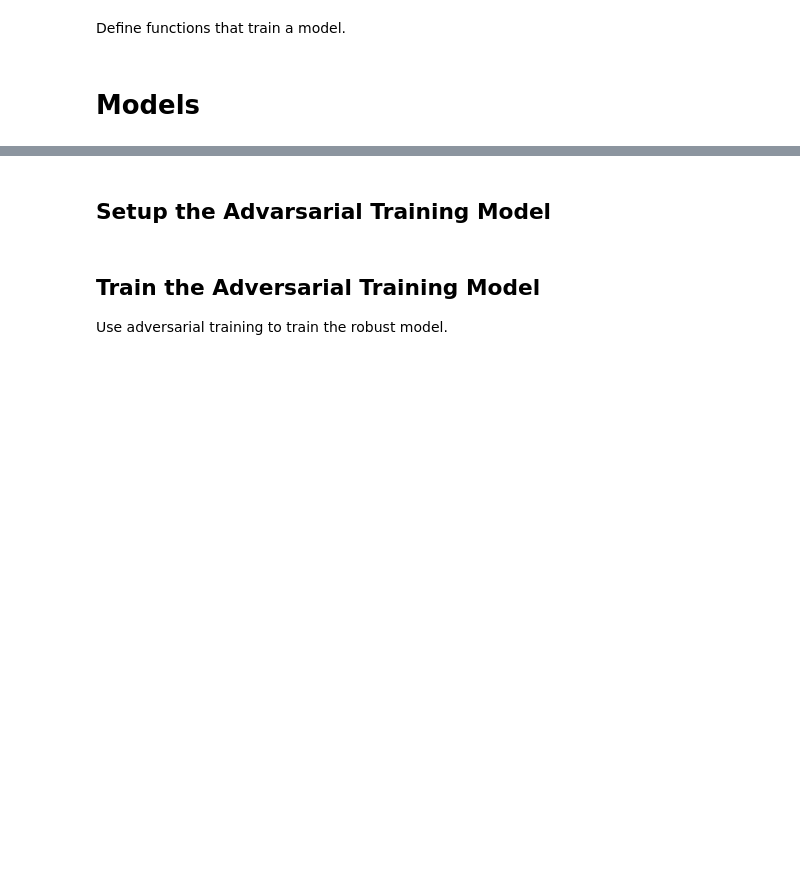
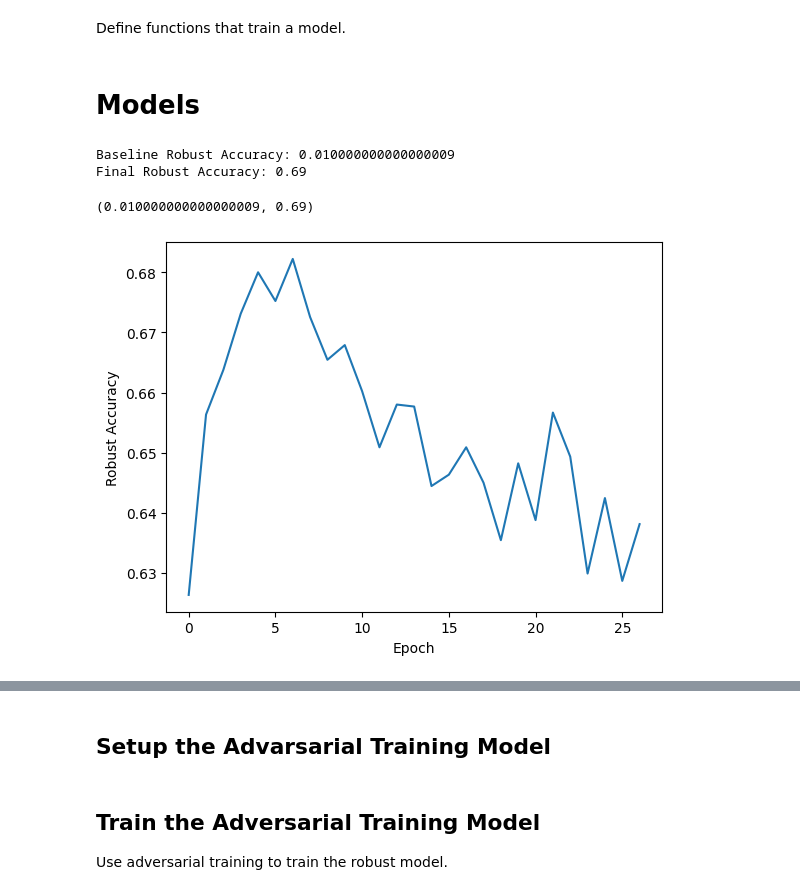
Before and after one commit to RubberLanding/AdversarialMachineLearning24, a Jupyter notebook: adversarial_training.ipynb, the cells around one changed output, grey strips where cells are left out. Drawn from its saved outputs; the diff is of its cells as text; code cells hidden in the pictures; blank space fills up the shorter version.

```diff
--- a/adversarial_training.ipynb
+++ b/adversarial_training.ipynb
@@ -310,0 +394,11 @@ def eval_epoch_adversarial(loader, model, attack, loss_fn, **kwargs):
+# %%
+# Sanity Checks
+model = 'adversarial_training'
+sanity_check(model)
+
+evaluate_robust_accuracy(model, dataloader_test_subset, fgsm)
+# %% [output]
+Baseline Robust Accuracy: 0.010000000000000009
+Final Robust Accuracy: 0.69
+(0.010000000000000009, 0.69)
+[figure, added]
```
Also changed, not shown: parts of 12 cells of this notebook.
